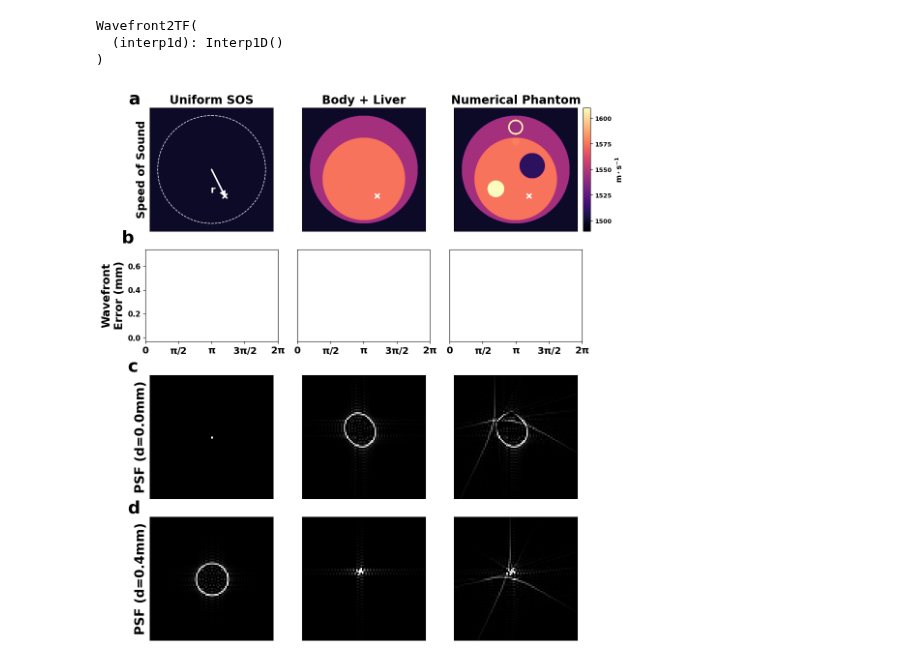
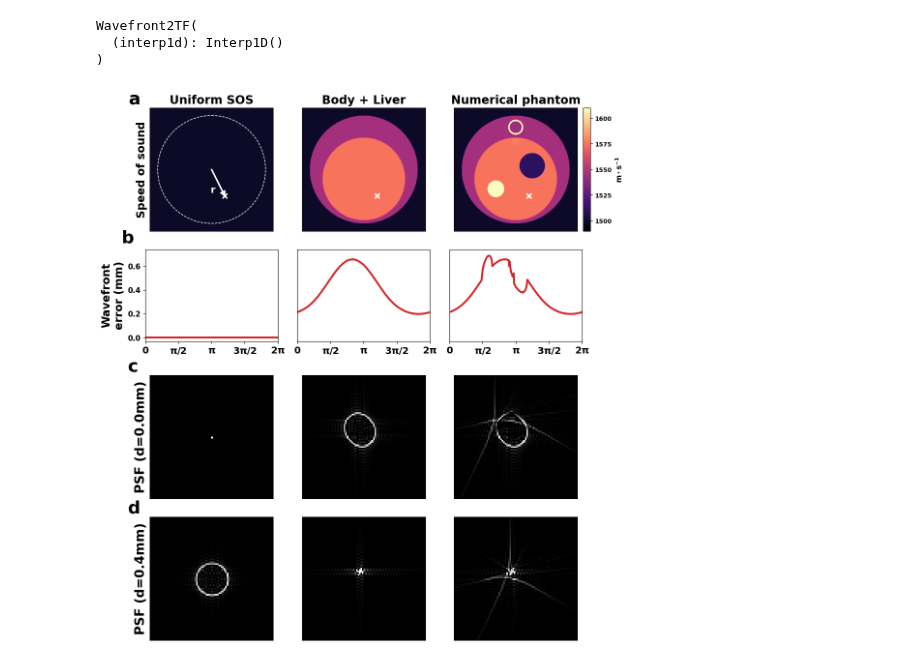
Before and after one commit to Lukeli0425/Coord-SoS-PACT, a Jupyter notebook: figures/figure_SOS.ipynb, the cells around one changed output. Cells and saved outputs as stored; diff of their text form; code cells hidden in the pictures.

```diff
--- a/figures/figure_SOS.ipynb
+++ b/figures/figure_SOS.ipynb
@@ -60,14 +60,14 @@ SOSs = [SOS_uniform, SOS_body_liver, SOS_phantom]
 wfs, psfs = [], []
 for SOS in SOSs:
     thetas, wf = sos2wf(torch.tensor([x]).cuda(), torch.tensor([y]).cuda(), torch.tensor(SOS).cuda())
-    wfs.append(wf.detach().cpu().numpy())
+    wfs.append(wf.squeeze(0).detach().cpu().numpy())
     tf_stack = wf2tf(torch.tensor(delays).cuda().view(1,-1,1,1), thetas, wf).squeeze(0).detach().cpu()
     psf = crop_half(fftshift((ifft2(tf_stack)), dim=(-2,-1)).real)
     psf /= psf.sum(dim=(-2,-1)).unsqueeze(-1).unsqueeze(-1)
     psfs.append(psf)
-thetas = thetas.detach().cpu().numpy()
+thetas = thetas.squeeze(0).detach().cpu().numpy()
 # %%
-titles = ['Uniform SOS', 'Body + Liver', 'Numerical Phantom']
+titles = ['Uniform SOS', 'Body + Liver', 'Numerical phantom']
 
 fig = plt.figure(figsize=(12.1, 14.3))
 gs = GridSpec(34, 27)
@@ -83,7 +83,7 @@ for i, (SOS, wf, psf_stack, title) in enumerate(zip(SOSs, wfs, psfs, titles)):
     if i == 0:
         plt.arrow(280, 280, (idy-280)*0.85, (idx-280)*0.85, color='white', linewidth=2, head_width=20, head_length=20)
         plt.text(s='r', color='white', x=idy-65, y=idx-15, fontsize=14.5, fontweight='semibold')
-        plt.ylabel('Speed of Sound', fontsize=16.5, fontweight='bold')
+        plt.ylabel('Speed of sound', fontsize=16.5, fontweight='bold')
         plt.title('a', loc='left', x=-0.17, y=1.0, fontsize=26, fontweight='bold', color='black')
         circle = plt.Circle((280, 280), R/4e-5, fill=False, linestyle='--', color='white')
         ax.add_artist(circle)
@@ -105,33 +105,33 @@ for i, (SOS, wf, psf_stack, title) in enumerate(zip(SOSs, wfs, psfs, titles)):
     plt.xticks([0, np.pi/2, np.pi, 3*np.pi/2, 2*np.pi],
                ['$\mathbf{0}$', '$\mathbf{\pi/2}$', '$\mathbf{\pi}$', '$\mathbf{3\pi/2}$', '$\mathbf{2\pi}$'], fontsize=14)
     if i == 0:
-        plt.ylabel('Wavefront\nError (mm)', fontsize=16.5, fontweight='bold')
+        plt.ylabel('Wavefront\nerror (mm)', fontsize=16.5, fontweight='bold')
         plt.title('b', loc='left', x=-0.18, y=1.03, fontsize=26, fontweight='bold', color='black')
         plt.yticks(fontsize=11, fontweight='bold')
     else:
         plt.yticks([])
 
     psf1, psf2 = psf_stack[0], psf_stack[1]
     psf1 = torch.clip(psf1, min=0)
     psf1 = torch.clip(psf1, min=0)
     psf2 = torch.clip(psf2, min=0)
     psf2 = torch.clip(psf2, min=0)
     ax = plt.subplot(gs[17:25,9*i:9*i+8])
     plt.imshow(psf1, cmap='gray', norm=norm_psf)
     plt.xticks([])
     plt.yticks([])
     if i == 0:
         plt.ylabel('PSF (d=0.0mm)', fontsize=19, fontweight='bold')
         plt.title('c', loc='left', x=-0.18, y=1.0, fontsize=26, fontweight='bold', color='black')
 
     ax = plt.subplot(gs[26:34,9*i:9*i+8])
     plt.imshow(psf2, cmap='gray', norm=norm_psf)
     plt.xticks([])
     plt.yticks([])
     if i == 0:
         plt.ylabel('PSF (d={:.1f}mm)'.format(delays[1]*1e3), fontsize=19, fontweight='bold')
         plt.title('d', loc='left', x=-0.18, y=1.0, fontsize=26, fontweight='bold', color='black')
 
 plt.savefig('figure_SOS.png', bbox_inches='tight', dpi=256)
 # %% [output]
-[figure, old version]
+[figure, new version]
```
Also changed, not shown: 5 other files.
